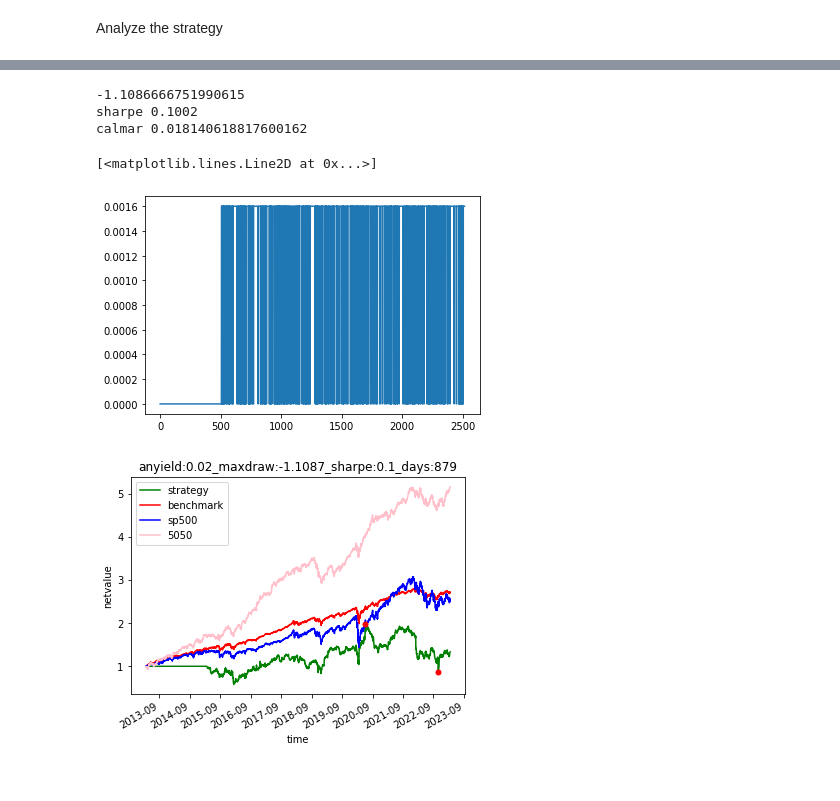
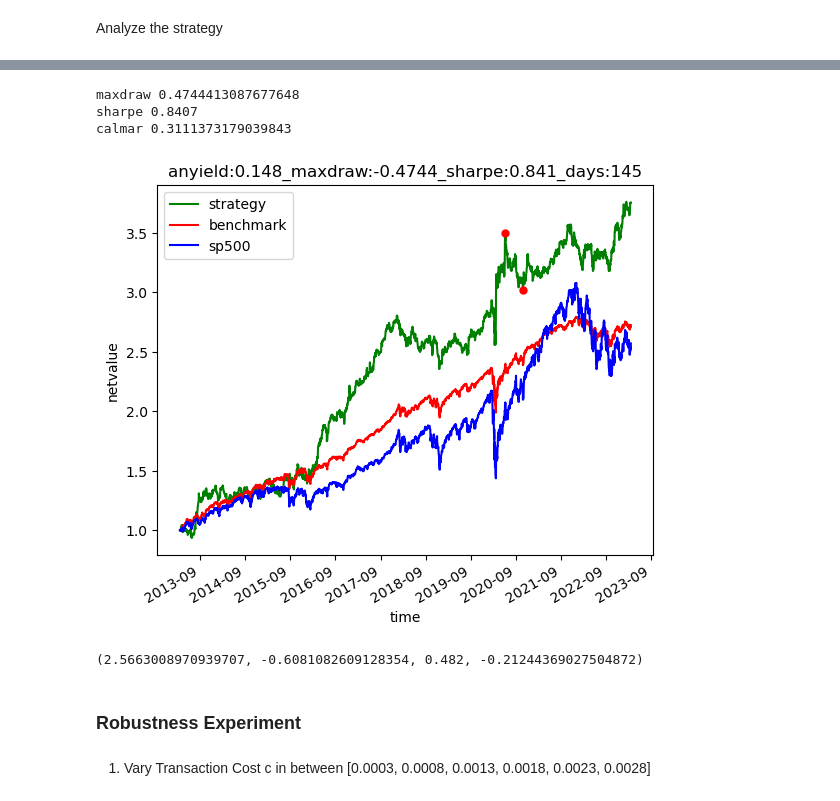
Before and after one commit to Joeyetinghan/orie5370_project, a Jupyter notebook: model.ipynb, the cells around one changed output, grey strips where cells are left out. Drawn from its saved outputs; the diff is of its cells as text; code cells hidden in the pictures.

```diff
--- a/model.ipynb
+++ b/model.ipynb
@@ -98,35 +104,31 @@ def NPM(r, his_r, x_tilde, theta, c):
 # %% [markdown]
 Algorithm
 # %%
+pred_R_mat = aolma
 weight_mat = []
 assets = close_price.columns
-
-pred_R_mat = res2
 actual_R_mat = actual_R_mat
 N = len(pred_R_mat)
-num_his = 15 # Number of historical days
+num_his = num_his # Number of historical days
 init_weight = np.ones(len(assets)) / len(assets) # Start with uniform weight
-theta = 10 # Risk level
-c = 0.001 # Transaction Cost
+theta = theta # Risk level
+c = c # Transaction Cost
 start_day = pred_R_mat.iloc[:, 1].first_valid_index()
-# print(start_day)
 start_day = pred_R_mat.index.get_loc(start_day)
-
+start_day += num_his
 w = init_weight
-# weight_mat.append(w)
 for t in tqdm(range(start_day,N)):
     # In the paper, return is defined as pt/pt-1, so we should +1
     predicted_return = np.array((pred_R_mat+1).iloc[t][assets])
     historial_w_actual_returns = (actual_R_mat+1).iloc[t - num_his : t, :][assets]
     historial_w_actual_returns = historial_w_actual_returns.values
-#     print('day', t)
     problem, u, v, d, g = NPM(predicted_return, historial_w_actual_returns, w, theta, c)
     w = w + u - v
     weight_mat.append(w)
 # %% [markdown]
 Analyze the strategy
 # %%
-signal = pd.DataFrame(np.array(weight_mat), columns = assets, index = actual_R_mat.index[start_day : N])
+signal = pd.DataFrame(np.array(weight_mat), columns = assets, index = pred_R_mat.index[start_day : N])
 signal
 # %% [output]
 |  | AAPL | ABBV | ABT | AMZN | BA | BAC | C | CSCO | CVX | DIS | ... | ... |
@@ -168,5 +163,11 @@ result.reset_index(inplace = True)
 # %%
-result['Date'] = pd.to_datetime(result['Date'])
+result = signal*return_matrix
+result['yield'] = result.apply(lambda x: x.sum(), axis = 1)
+result['netvalue'] = result['yield'].cumsum() + 1
+# result['netvalue'] = (result['yield']+1).cumprod()
+result['draw'] = np.maximum.accumulate(result['netvalue']) - result['netvalue']
+result.reset_index(inplace = True)
+result['Date'] = pd.to_datetime(result['index'])
 result['draw'] = (result['netvalue']-np.maximum.accumulate(result['netvalue']))
 index_j = np.argmax(np.maximum.accumulate(result['netvalue']) - result['netvalue'])  # 结束位置
 index_i = np.argmax(result['netvalue'][:index_j])  # 开始位置
@@ -174,25 +175,18 @@ index_dif = (result.Date[index_j] -  result.Date[index_i]).days
 b = pd.to_datetime(result.Date.values[0])
 e = pd.to_datetime(result.Date.values[-1])
 years = (e-b).days/252
-turnover = np.mean(signal.diff().abs().mean()) # BUG? (axis = 1)？
-anyield = (result['netvalue'].iloc[-1]-1-len(signal)*turnover*0.0008/2)/years
+turnover = np.sum(signal.diff().abs().sum(axis = 1)[1:])
+anyield = (result['netvalue'].iloc[-1]-turnover*c/2)/years
 maxdraw = np.min(result['draw'])
 sharpe = round(result['yield'].mean()/result['yield'].std()*(np.sqrt(252)),4)
 calmar = anyield/(-1*maxdraw)
-print(maxdraw)
+print('maxdraw', -1 * maxdraw)
 print('sharpe', sharpe)
 print('calmar', calmar)
 # %% [output]
--1.1086666751990615
-sharpe 0.1002
-calmar 0.018140618817600162
+maxdraw 0.4744413087677648
+sharpe 0.8407
+calmar 0.3111373179039843
-# %%
-costs = 0.0008 * np.concatenate((np.zeros(len(result.netvalue) - len(signal)+1), signal.diff().abs().sum(axis = 1)[1:]), axis = 0)
-# %%
-plt.plot(costs)
-# %% [output]
-[<matplotlib.lines.Line2D at 0x...>]
-[figure, removed]
 # %%
 # return_matrix
 target = (return_matrix['AAPL'] + return_matrix['NVDA'])/2
@@ -200,23 +194,23 @@ a = target.cumsum() + 1
 # %%
 sp500['Date'] = pd.to_datetime(sp500['Date'])
 
 fig = plt.figure()
 axis = fig.add_subplot(1, 1, 1)
 axis.plot(result.Date,result.netvalue - costs, color = 'green', label = 'strategy')
 axis.plot(benchmark.Date,benchmark.netvalue, color = 'red', label = 'benchmark')
 axis.plot(sp500.Date,sp500.Close/sp500.Close.iloc[0], color = 'blue', label = 'sp500')
-axis.plot(result.Date,a, color = 'pink', label = '5050')
+# axis.plot(result.Date,a, color = 'pink', label = '5050')
 
 axis.plot([result.Date[index_i], result.Date[index_j]], [result['netvalue'][index_i], result['netvalue'][index_j]], 'o', color="r", markersize=5)
 axis.xaxis.set_major_formatter(dates.DateFormatter('%Y-%m'))  #設置x軸主刻度顯示格式（日期）
 axis.xaxis.set_major_locator(dates.MonthLocator(interval = 12))
 for label in axis.get_xticklabels():
     label.set_rotation(30)
     label.set_horizontalalignment('right')
 axis.set_title('anyield:'+str(round(anyield,3))+'_maxdraw:'+str(round(maxdraw,4))+'_sharpe:'+str(round(sharpe,3))+'_days:'+str(index_dif))
 plt.xlabel('time')
 plt.ylabel('netvalue')
 plt.legend()
 plt.show()
 # %% [output]
-[figure, old version]
+[figure, new version]
@@ -222,0 +290,8 @@ plt.show()
+# %%
+algo("rolling_kalman", c=0.001)
+# %% [output]
+(2.5663008970939707, -0.6081082609128354, 0.482, -0.21244369027504872)
+# %% [markdown]
+### Robustness Experiment
+# %% [markdown]
+1. Vary Transaction Cost c in between [0.0003, 0.0008, 0.0013, 0.0018, 0.0023, 0.0028]
```
Also changed, not shown: parts of 28 cells of this notebook, 10 other files.
